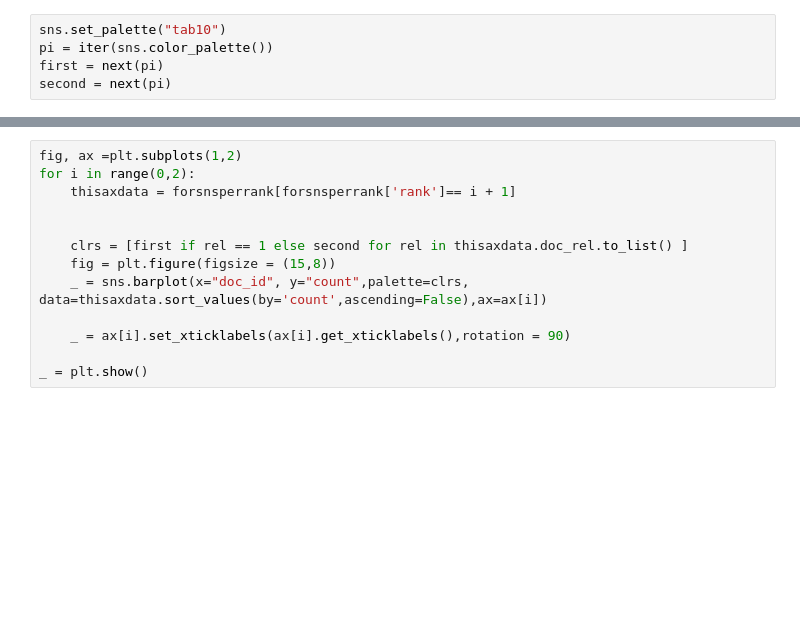
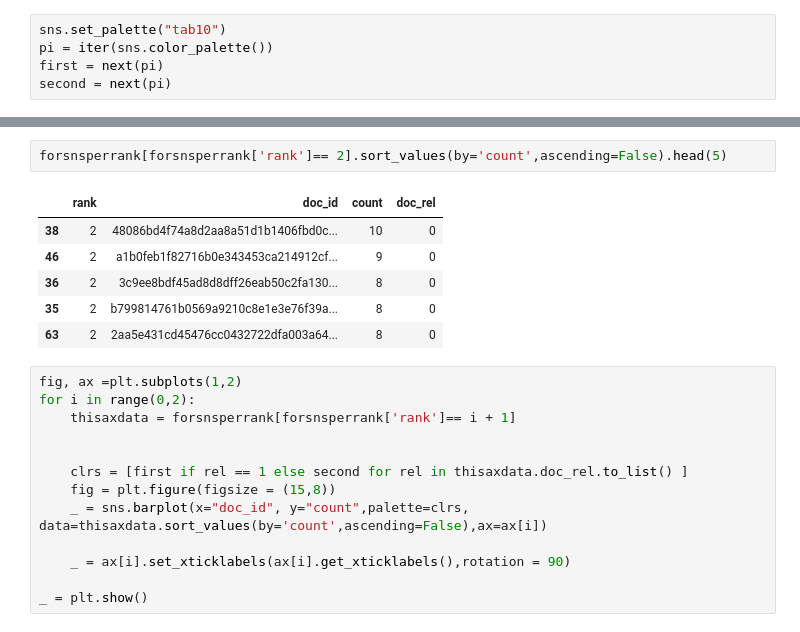
Before and after one commit to pilmus/thesis, a Jupyter notebook: app/notebooks/visualize_ranking_distributions.ipynb, the cells around one changed output, grey strips where cells are left out. Cells and saved outputs as stored; diff of their text form; blank space fills up the shorter version.

```diff
--- a/app/notebooks/visualize_ranking_distributions.ipynb
+++ b/app/notebooks/visualize_ranking_distributions.ipynb
@@ -357,3 +366,12 @@ second = next(pi)
+# %%
+forsnsperrank[forsnsperrank['rank']== 2].sort_values(by='count',ascending=False).head(5)
+# %% [output]
+|  | rank | doc_id | count | doc_rel |
+| 38 | 2 | 48086bd4f74a8d2aa8a51d1b1406fbd0c... | 10 | 0 |
+| 46 | 2 | a1b0feb1f82716b0e343453ca214912cf... | 9 | 0 |
+| 36 | 2 | 3c9ee8bdf45ad8d8dff26eab50c2fa130... | 8 | 0 |
+| 35 | 2 | b799814761b0569a9210c8e1e3e76f39a... | 8 | 0 |
+| 63 | 2 | 2aa5e431cd45476cc0432722dfa003a64... | 8 | 0 |
 # %%
 fig, ax =plt.subplots(1,2)
 for i in range(0,2):
```
Also changed, not shown: parts of 5 cells of this notebook.
